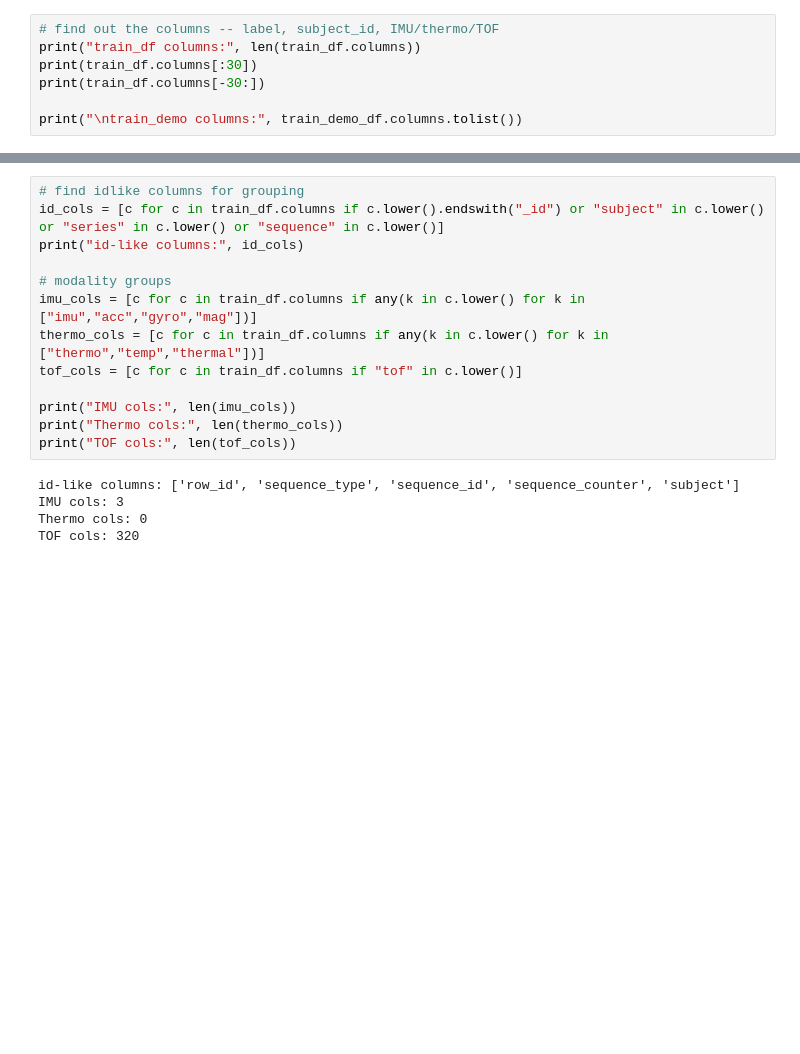
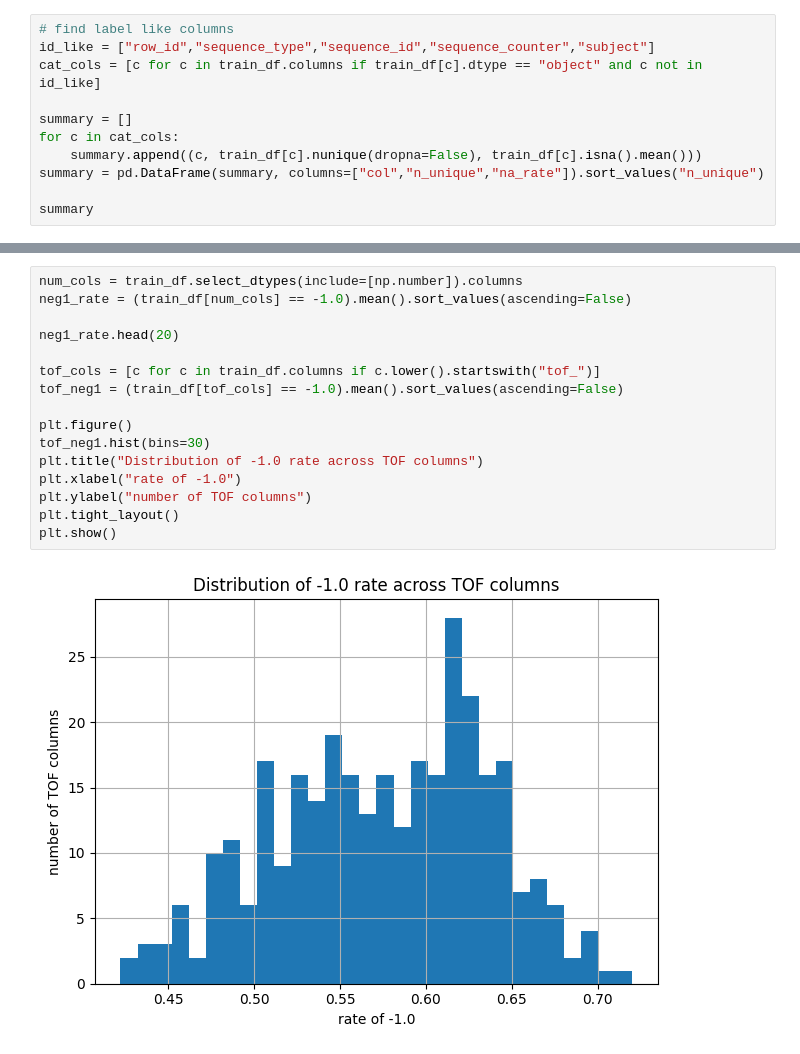
Before and after one commit to DhitalPrakriti/bfrb-gesture-recognition, a Jupyter notebook: notebooks/02_eda_plots.ipynb, the cells around one changed output, grey strips where cells are left out. Saved outputs shown, nothing was run; the diff lists cells and outputs as text; blank space fills up the shorter version.

```diff
--- a/notebooks/02_eda_plots.ipynb
+++ b/notebooks/02_eda_plots.ipynb
@@ -35,8 +39,12 @@ test_demo_df: (2, 8)
 # %%
-# find out the columns -- label, subject_id, IMU/thermo/TOF
-print("train_df columns:", len(train_df.columns))
-print(train_df.columns[:30])
-print(train_df.columns[-30:])
+# find label like columns
+id_like = ["row_id","sequence_type","sequence_id","sequence_counter","subject"]
+cat_cols = [c for c in train_df.columns if train_df[c].dtype == "object" and c not in id_like]
 
-print("\ntrain_demo columns:", train_demo_df.columns.tolist())
+summary = []
+for c in cat_cols:
+    summary.append((c, train_df[c].nunique(dropna=False), train_df[c].isna().mean()))
+summary = pd.DataFrame(summary, columns=["col","n_unique","na_rate"]).sort_values("n_unique")
+
+summary
 # %% [output]
@@ -98,19 +71,19 @@ label_col: None
 # %%
-# find idlike columns for grouping
-id_cols = [c for c in train_df.columns if c.lower().endswith("_id") or "subject" in c.lower() or "series" in c.lower() or "sequence" in c.lower()]
-print("id-like columns:", id_cols)
+num_cols = train_df.select_dtypes(include=[np.number]).columns
+neg1_rate = (train_df[num_cols] == -1.0).mean().sort_values(ascending=False)
 
-# modality groups
-imu_cols = [c for c in train_df.columns if any(k in c.lower() for k in ["imu","acc","gyro","mag"])]
-thermo_cols = [c for c in train_df.columns if any(k in c.lower() for k in ["thermo","temp","thermal"])]
-tof_cols = [c for c in train_df.columns if "tof" in c.lower()]
+neg1_rate.head(20)
 
-print("IMU cols:", len(imu_cols))
-print("Thermo cols:", len(thermo_cols))
-print("TOF cols:", len(tof_cols))
+tof_cols = [c for c in train_df.columns if c.lower().startswith("tof_")]
+tof_neg1 = (train_df[tof_cols] == -1.0).mean().sort_values(ascending=False)
+
+plt.figure()
+tof_neg1.hist(bins=30)
+plt.title("Distribution of -1.0 rate across TOF columns")
+plt.xlabel("rate of -1.0")
+plt.ylabel("number of TOF columns")
+plt.tight_layout()
+plt.show()
 # %% [output]
-id-like columns: ['row_id', 'sequence_type', 'sequence_id', 'sequence_counter', 'subject']
-IMU cols: 3
-Thermo cols: 0
-TOF cols: 320
+[figure, added]
 # %%
```
Also changed, not shown: parts of 6 cells of this notebook, 3 other files.
